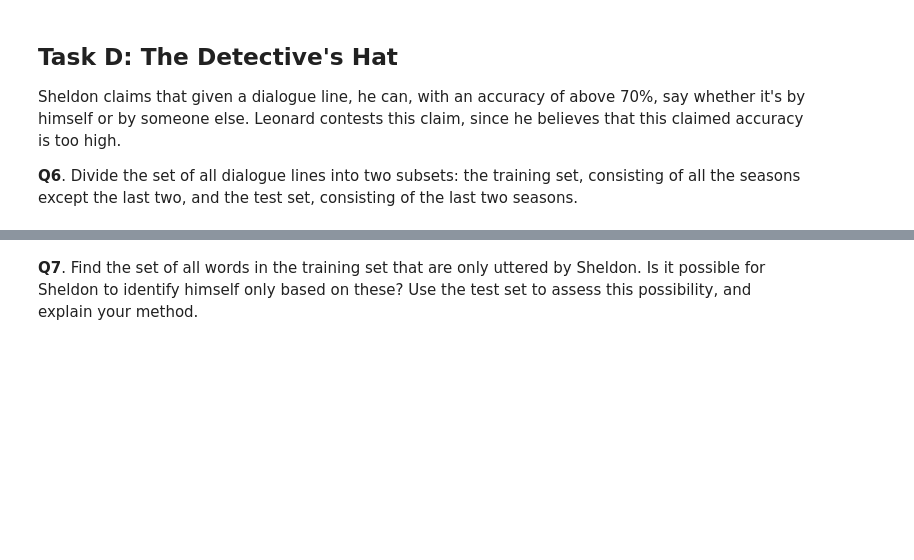
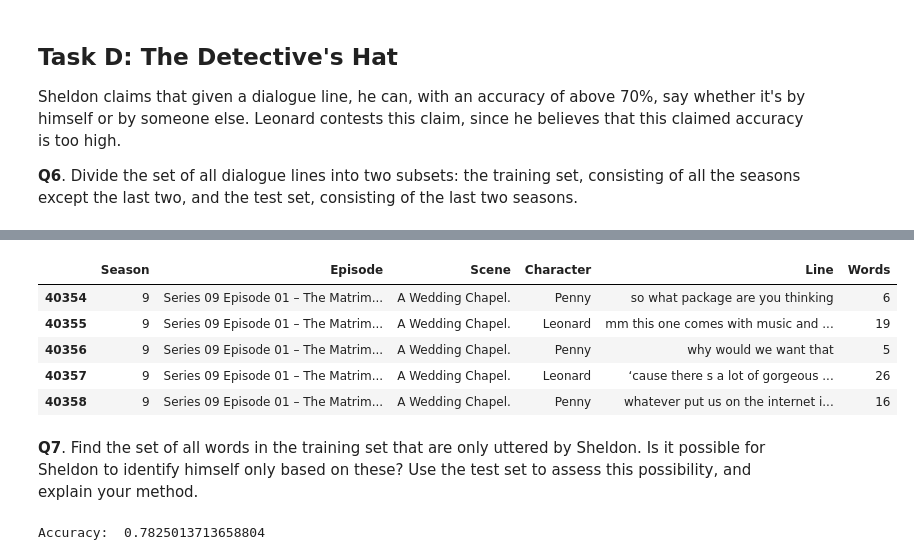
Before and after one commit to Bimo99B9/CS-401-Applied-Data-Analytics-2024, a Jupyter notebook: Exercises/09 - Handing text/Handling_text_exercise_2.ipynb, the cells around one changed output, grey strips where cells are left out. Cells and saved outputs as stored; diff of their text form; code cells hidden in the pictures; blank space fills up the shorter version.

```diff
--- a/Exercises/09 - Handing text/Handling_text_exercise_2.ipynb
+++ b/Exercises/09 - Handing text/Handling_text_exercise_2.ipynb
@@ -58,2 +206,12 @@ Sheldon claims that given a dialogue line, he can, with an accuracy of above 70%
+# %%
+test_set = lines[lines["Season"] > lines["Season"].max() - 2]
+test_set.head()
+# %% [output]
+|  | Season | Episode | Scene | Character | Line | Words |
+| 40354 | 9 | Series 09 Episode 01 – The Matrim... | A Wedding Chapel. | Penny | so what package are you thinking | 6 |
+| 40355 | 9 | Series 09 Episode 01 – The Matrim... | A Wedding Chapel. | Leonard | mm this one comes with music and ... | 19 |
+| 40356 | 9 | Series 09 Episode 01 – The Matrim... | A Wedding Chapel. | Penny | why would we want that | 5 |
+| 40357 | 9 | Series 09 Episode 01 – The Matrim... | A Wedding Chapel. | Leonard | ‘cause there s a lot of gorgeous ... | 26 |
+| 40358 | 9 | Series 09 Episode 01 – The Matrim... | A Wedding Chapel. | Penny | whatever put us on the internet i... | 16 |
 # %% [markdown]
 **Q7**. Find the set of all words in the training set that are only uttered by Sheldon. Is it possible for Sheldon to identify himself only based on these? Use the test set to assess this possibility, and explain your method.
@@ -61,0 +241,4 @@ Sheldon claims that given a dialogue line, he can, with an accuracy of above 70%
+# %%
+print("Accuracy: ", (test_true == test_pred).sum() / len(test_true))
+# %% [output]
+Accuracy:  0.7825013713658804
```
Also changed, not shown: parts of 21 cells of this notebook, 1 other file.
